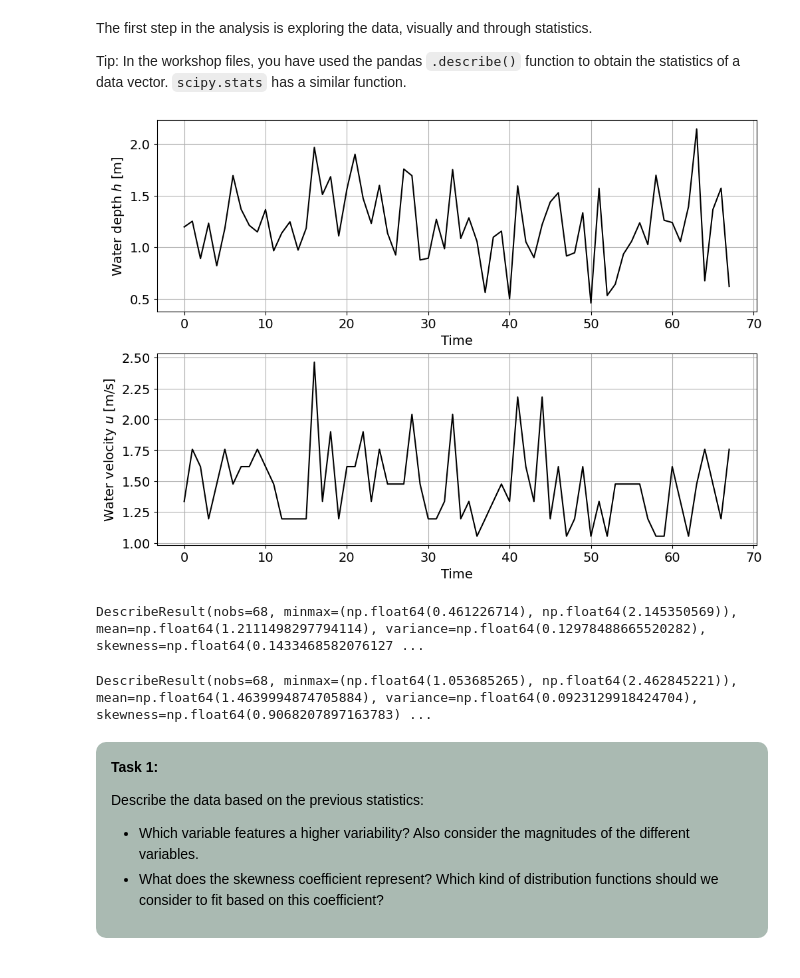
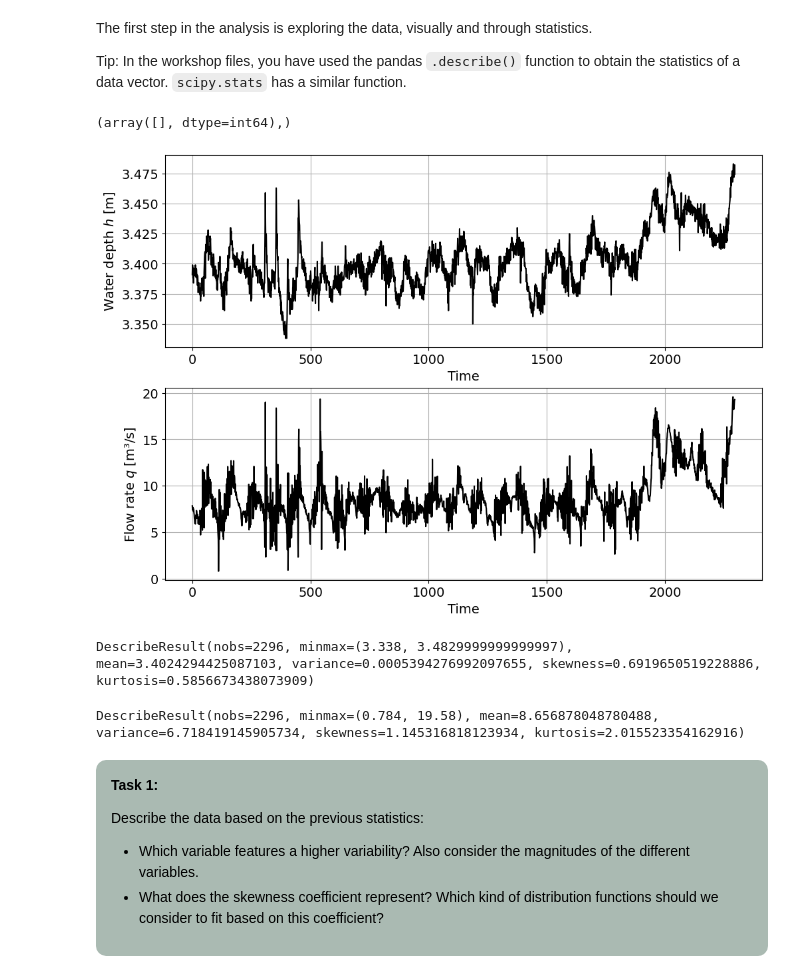
Before and after one commit to MUDE-2025/GA1.4, a Jupyter notebook: 03 Discharge/03_analysis_discharge.ipynb, the cells around one changed output. Cells and saved outputs as stored; diff of their text form; code cells hidden in the pictures.

```diff
--- a/03 Discharge/03_analysis_discharge.ipynb
+++ b/03 Discharge/03_analysis_discharge.ipynb
@@ -46,32 +56,36 @@ The first step in the analysis is exploring the data, visually and through stati
 Tip: In the workshop files, you have used the pandas `.describe()` function to obtain the statistics of a data vector. `scipy.stats` has a similar function.
 # %%
 # Import the data from the .csv file
-h, u = np.genfromtxt('dataset_hu.csv', delimiter=",", unpack=True, skip_header=True)
+#h, u = np.genfromtxt('dataset_hu.csv', delimiter=",", unpack=True, skip_header=True)
+h, q = np.genfromtxt('dataset_thames.csv', delimiter=",", unpack=True, skip_header=True)
 
-# Plot the time series for the number of heavy vehicles H
+# Plot the time series for the water depth
 fig, ax = plt.subplots(2, 1, figsize=(10, 7), layout = 'constrained')
 ax[0].plot(h,'k')
 ax[0].set_xlabel('Time')
 ax[0].set_ylabel('Water depth $h$ [m]')
 ax[0].grid()
 
-# Plot the time series for the number of cars C
-ax[1].plot(u,'k')
+# Plot the time series for the flow rate
+ax[1].plot(q,'k')
 ax[1].set_xlabel('Time')
-ax[1].set_ylabel('Water velocity $u$ [m/s]')
+ax[1].set_ylabel('Flow rate $q$ [m³/s]')
 ax[1].grid()
+
+print(np.where(np.isnan(h)))
 # %% [output]
+(array([], dtype=int64),)
-[figure, old version]
+[figure, new version]
 # %%
 # Statistics for h
 print(stats.describe(h))
 # %% [output]
-DescribeResult(nobs=68, minmax=(np.float64(0.461226714), np.float64(2.145350569)), mean=np.float64(1.2111498297794114), variance=np.float64(0.12978488665520282), skewness=np.float64(0.1433468582076127 ...
+DescribeResult(nobs=2296, minmax=(3.338, 3.4829999999999997), mean=3.4024294425087103, variance=0.0005394276992097655, skewness=0.6919650519228886, kurtosis=0.5856673438073909)
 # %%
-# Statistics for u
-print(stats.describe(u))
+# Statistics for q
+print(stats.describe(q))
 # %% [output]
-DescribeResult(nobs=68, minmax=(np.float64(1.053685265), np.float64(2.462845221)), mean=np.float64(1.4639994874705884), variance=np.float64(0.0923129918424704), skewness=np.float64(0.9068207897163783) ...
+DescribeResult(nobs=2296, minmax=(0.784, 19.58), mean=8.656878048780488, variance=6.718419145905734, skewness=1.145316818123934, kurtosis=2.015523354162916)
 # %% [markdown]
 <div style="background-color:#AABAB2; color: black; width:90%; vertical-align: middle; padding:15px; margin: 10px; border-radius: 10px">
 <p>
```
Also changed, not shown: parts of 19 cells of this notebook, 2 other files.
